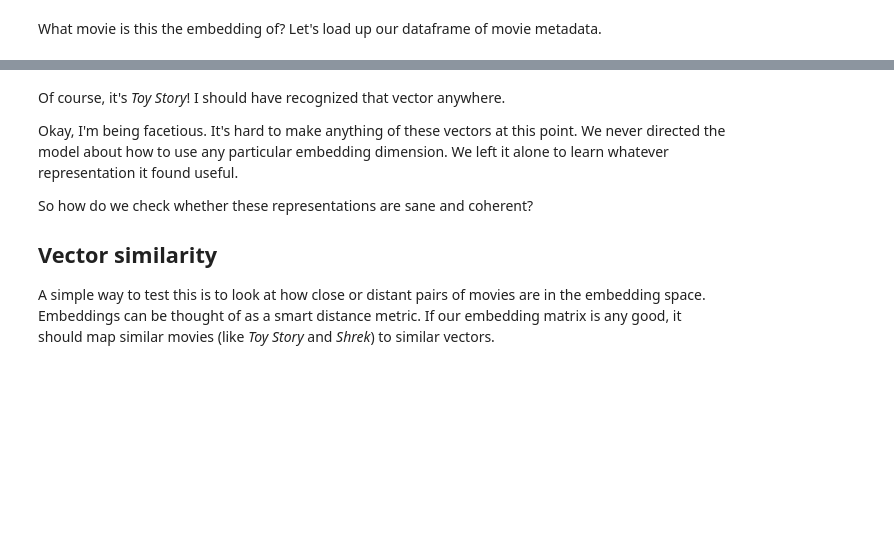
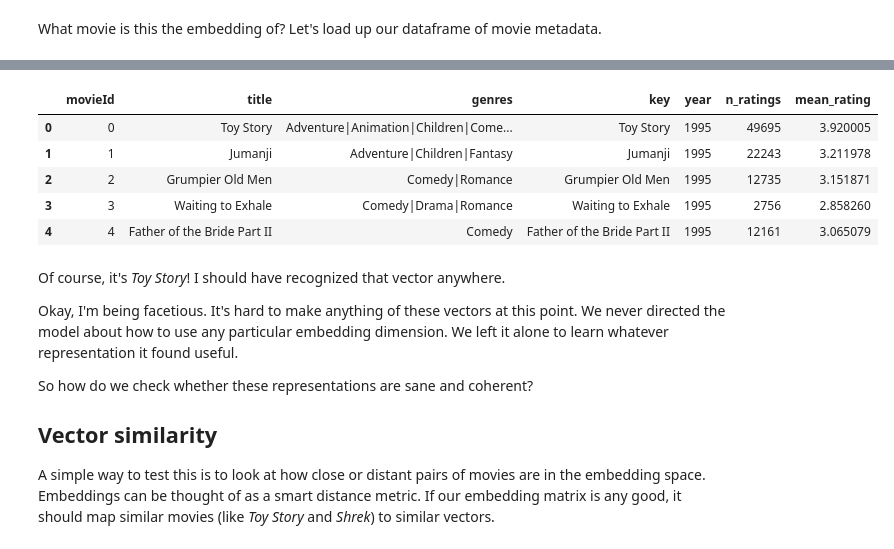
Before and after one commit to Kaggle/learntools, a Jupyter notebook: notebooks/partials/embeddings/3-gensim.ipynb, the cells around one changed output, grey strips where cells are left out. Saved outputs shown, nothing was run; the diff lists cells and outputs as text; code cells hidden in the pictures; blank space fills up the shorter version.

```diff
--- a/notebooks/partials/embeddings/3-gensim.ipynb
+++ b/notebooks/partials/embeddings/3-gensim.ipynb
@@ -70,3 +60,17 @@ movies_df.head()
+# %%
+# XXX. temp hack. Remove once 0-preproc is rerun.
+title_counts = movies_df.groupby('title').size()
+unique_titles = title_counts.index[title_counts == 1]
+unique_ids = movies_df.index[movies_df.title.isin(unique_titles)]
+movies_df.loc[unique_ids, 'key'] = movies_df.loc[unique_ids, 'title']
+movies_df.head()
+# %% [output]
+|  | movieId | title | genres | key | year | n_ratings | mean_rating |
+| 0 | 0 | Toy Story | Adventure|Animation|Children|Come... | Toy Story | 1995 | 49695 | 3.920005 |
+| 1 | 1 | Jumanji | Adventure|Children|Fantasy | Jumanji | 1995 | 22243 | 3.211978 |
+| 2 | 2 | Grumpier Old Men | Comedy|Romance | Grumpier Old Men | 1995 | 12735 | 3.151871 |
+| 3 | 3 | Waiting to Exhale | Comedy|Drama|Romance | Waiting to Exhale | 1995 | 2756 | 2.858260 |
+| 4 | 4 | Father of the Bride Part II | Comedy | Father of the Bride Part II | 1995 | 12161 | 3.065079 |
 # %% [markdown]
 Of course, it's *Toy Story*! I should have recognized that vector anywhere.
 
```
Also changed, not shown: parts of 38 cells of this notebook, 2 other files.
